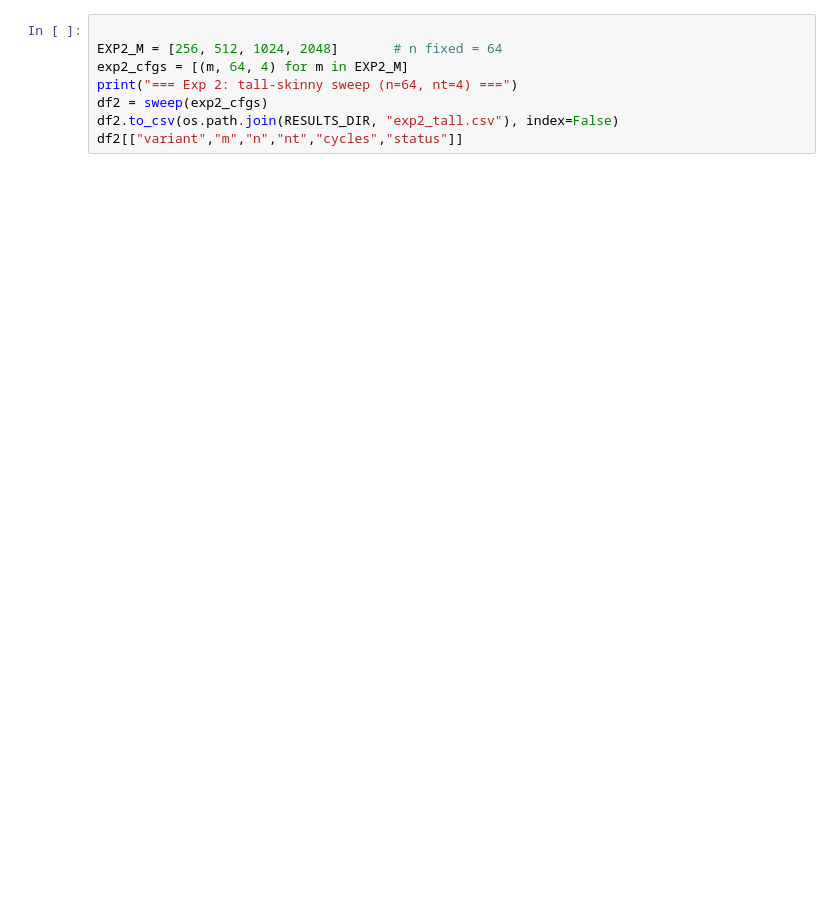
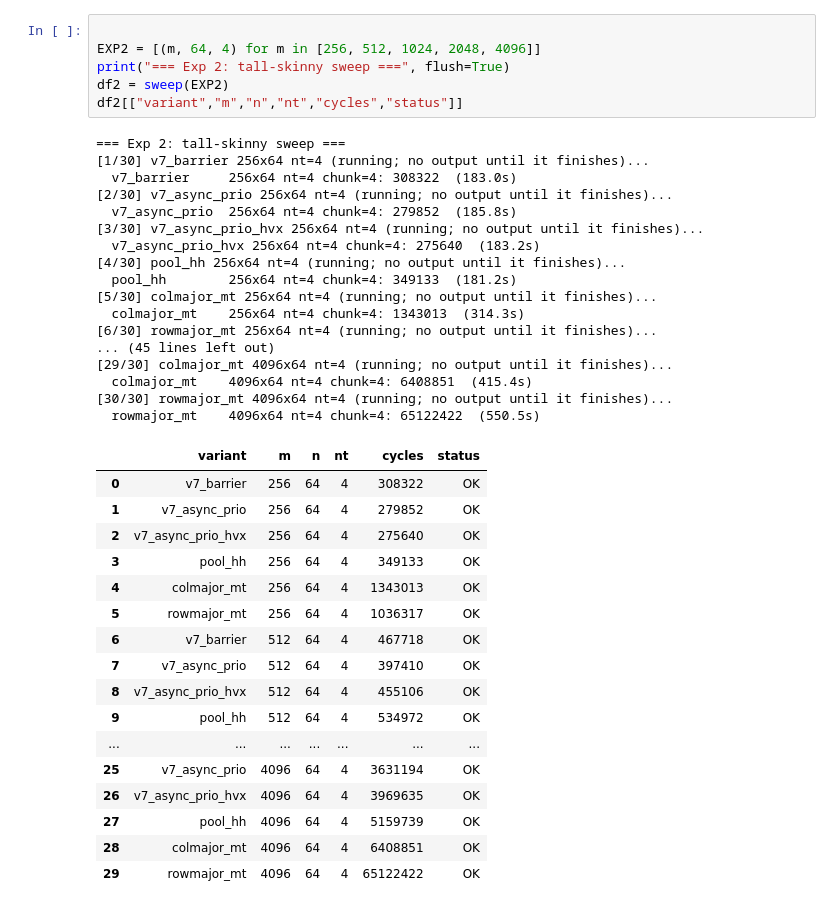
Before and after one commit to vishnuDvardhan/QR_factorisation, a Jupyter notebook: qr_experiments_v2.ipynb, the cells around one changed output. Drawn from its saved outputs; the diff is of its cells as text; blank space fills up the shorter version.

```diff
--- a/qr_experiments_v2.ipynb
+++ b/qr_experiments_v2.ipynb
@@ -203,11 +190,44 @@ each step — the regime where async_prio's pivot-overlap pays off most.
 # %%
 
-EXP2_M = [256, 512, 1024, 2048]       # n fixed = 64
-exp2_cfgs = [(m, 64, 4) for m in EXP2_M]
-print("=== Exp 2: tall-skinny sweep (n=64, nt=4) ===")
-df2 = sweep(exp2_cfgs)
-df2.to_csv(os.path.join(RESULTS_DIR, "exp2_tall.csv"), index=False)
+EXP2 = [(m, 64, 4) for m in [256, 512, 1024, 2048, 4096]]
+print("=== Exp 2: tall-skinny sweep ===", flush=True)
+df2 = sweep(EXP2)
 df2[["variant","m","n","nt","cycles","status"]]
+# %% [output]
+=== Exp 2: tall-skinny sweep ===
+[1/30] v7_barrier 256x64 nt=4 (running; no output until it finishes)...
+  v7_barrier     256x64 nt=4 chunk=4: 308322  (183.0s)
+[2/30] v7_async_prio 256x64 nt=4 (running; no output until it finishes)...
+  v7_async_prio  256x64 nt=4 chunk=4: 279852  (185.8s)
+[3/30] v7_async_prio_hvx 256x64 nt=4 (running; no output until it finishes)...
+  v7_async_prio_hvx 256x64 nt=4 chunk=4: 275640  (183.2s)
+[4/30] pool_hh 256x64 nt=4 (running; no output until it finishes)...
+  pool_hh        256x64 nt=4 chunk=4: 349133  (181.2s)
+[5/30] colmajor_mt 256x64 nt=4 (running; no output until it finishes)...
+  colmajor_mt    256x64 nt=4 chunk=4: 1343013  (314.3s)
+[6/30] rowmajor_mt 256x64 nt=4 (running; no output until it finishes)...
+... (45 lines left out)
+[29/30] colmajor_mt 4096x64 nt=4 (running; no output until it finishes)...
+  colmajor_mt    4096x64 nt=4 chunk=4: 6408851  (415.4s)
+[30/30] rowmajor_mt 4096x64 nt=4 (running; no output until it finishes)...
+  rowmajor_mt    4096x64 nt=4 chunk=4: 65122422  (550.5s)
+|  | variant | m | n | nt | cycles | status |
+| 0 | v7_barrier | 256 | 64 | 4 | 308322 | OK |
+| 1 | v7_async_prio | 256 | 64 | 4 | 279852 | OK |
+| 2 | v7_async_prio_hvx | 256 | 64 | 4 | 275640 | OK |
+| 3 | pool_hh | 256 | 64 | 4 | 349133 | OK |
+| 4 | colmajor_mt | 256 | 64 | 4 | 1343013 | OK |
+| 5 | rowmajor_mt | 256 | 64 | 4 | 1036317 | OK |
+| 6 | v7_barrier | 512 | 64 | 4 | 467718 | OK |
+| 7 | v7_async_prio | 512 | 64 | 4 | 397410 | OK |
+| 8 | v7_async_prio_hvx | 512 | 64 | 4 | 455106 | OK |
+| 9 | pool_hh | 512 | 64 | 4 | 534972 | OK |
+| ... | ... | ... | ... | ... | ... | ... |
+| 25 | v7_async_prio | 4096 | 64 | 4 | 3631194 | OK |
+| 26 | v7_async_prio_hvx | 4096 | 64 | 4 | 3969635 | OK |
+| 27 | pool_hh | 4096 | 64 | 4 | 5159739 | OK |
+| 28 | colmajor_mt | 4096 | 64 | 4 | 6408851 | OK |
+| 29 | rowmajor_mt | 4096 | 64 | 4 | 65122422 | OK |
 # %%
 
 plt.figure(figsize=(8,5))
```
Also changed, not shown: parts of 18 cells of this notebook, 3 other files.
